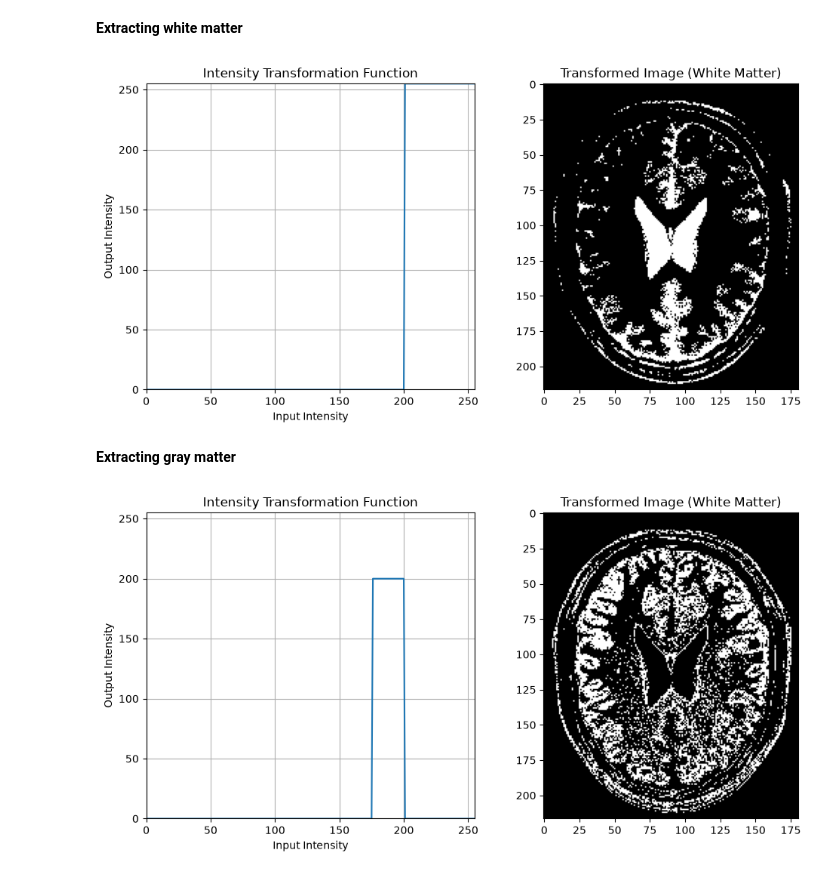
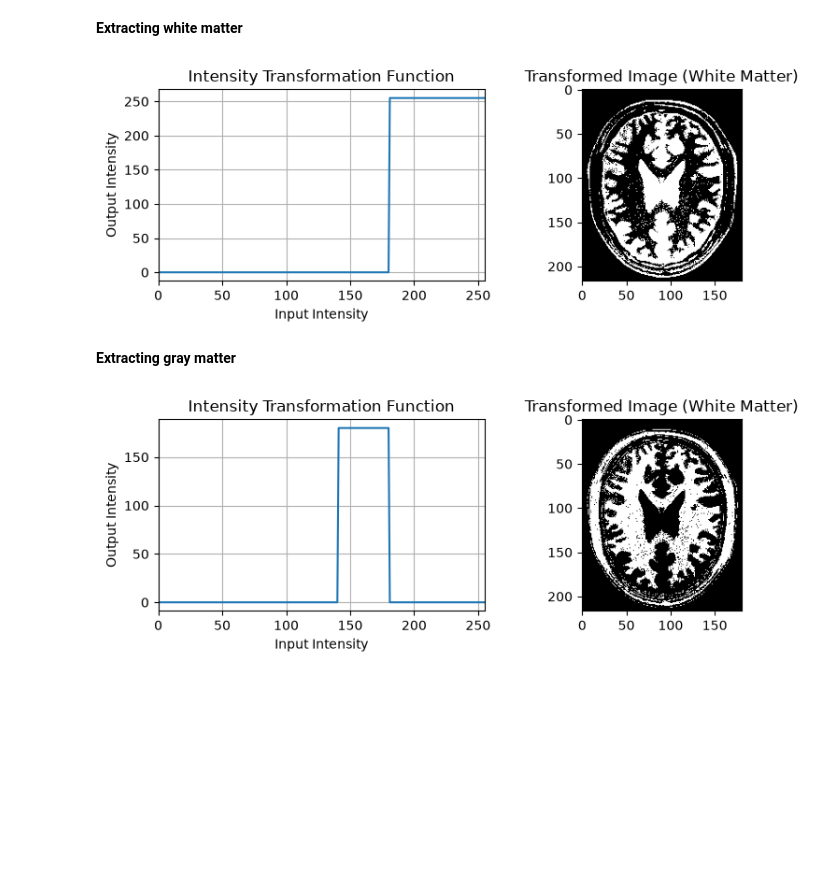
Before and after one commit to Achintha-Bandara/ITNF, a Jupyter notebook: main.ipynb, the cells around one changed output. Drawn from its saved outputs; the diff is of its cells as text; code cells hidden in the pictures; blank space fills up the shorter version.

```diff
--- a/main.ipynb
+++ b/main.ipynb
@@ -91,42 +93,40 @@ plt.show()
 # %% [markdown]
 **Extracting white matter**
 # %%
-bp = np.array([(0, 0), (200, 0), (201, 255), (255, 255)])
+bp = np.array([(0, 0), (180, 0), (181, 255), (255, 255)])
 
 white_matter, tf = intensity_transform(img_brain, bp)
 
-fig, ax = plt.subplots(1, 2, figsize=(10, 5))
+fig, ax = plt.subplots(1, 2, figsize=(8, 3))
 ax[0].plot(tf)
 ax[0].set_title('Intensity Transformation Function')
 ax[0].set_xlabel('Input Intensity')
 ax[0].set_ylabel('Output Intensity')
 ax[0].set_xlim([0, 255])
-ax[0].set_ylim([0, 255])
 ax[0].grid()
 ax[1].imshow(white_matter, cmap='gray')
 ax[1].set_title('Transformed Image (White Matter)')
 plt.tight_layout()
 plt.show()
 # %% [output]
-[figure, old version]
+[figure, new version]
 # %% [markdown]
 **Extracting gray matter**
 # %%
-bp = np.array([(0, 0), (175, 0), (176, 200), (200, 200), (201, 0), (255, 0)])
+bp = np.array([(0, 0), (140, 0), (141, 180), (180, 180), (181, 0), (255, 0)])
 
 white_matter, tf = intensity_transform(img_brain, bp)
 
-fig, ax = plt.subplots(1, 2, figsize=(10, 5))
+fig, ax = plt.subplots(1, 2, figsize=(8, 3))
 ax[0].plot(tf)
 ax[0].set_title('Intensity Transformation Function')
 ax[0].set_xlabel('Input Intensity')
 ax[0].set_ylabel('Output Intensity')
 ax[0].set_xlim([0, 255])
-ax[0].set_ylim([0, 255])
 ax[0].grid()
 ax[1].imshow(white_matter, cmap='gray')
 ax[1].set_title('Transformed Image (White Matter)')
 plt.tight_layout()
 plt.show()
 # %% [output]
-[figure, old version]
+[figure, new version]
```
Also changed, not shown: parts of 5 cells of this notebook.
